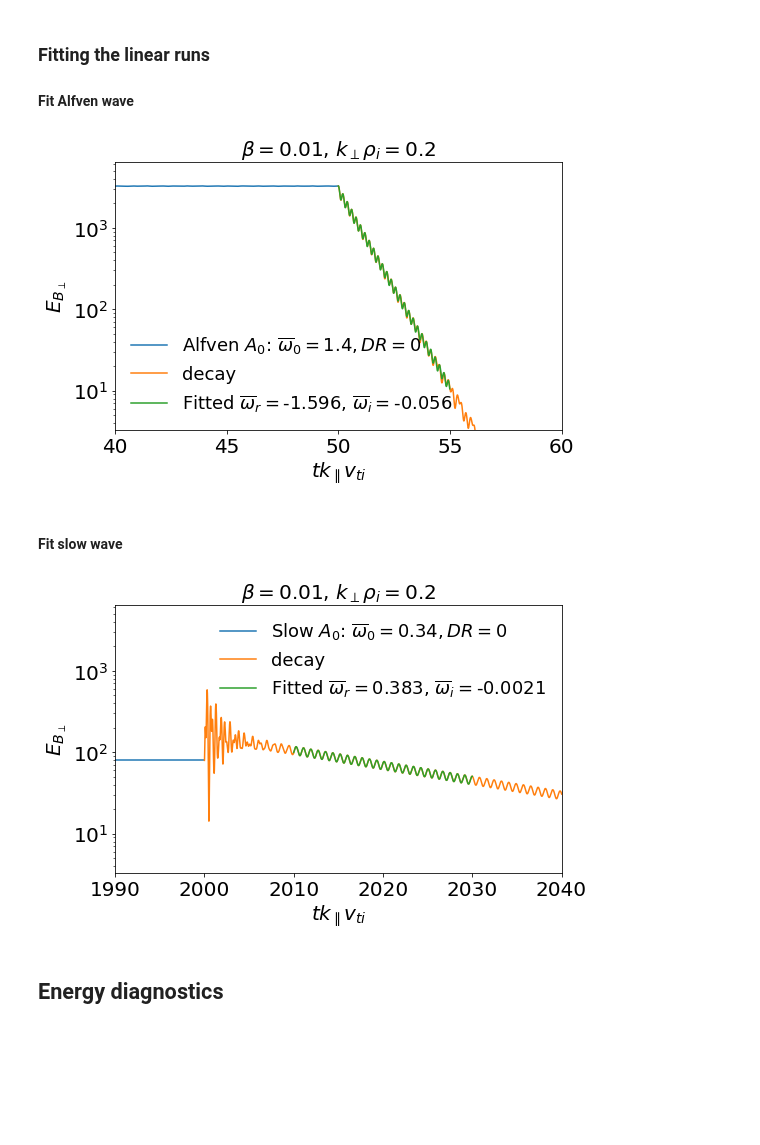
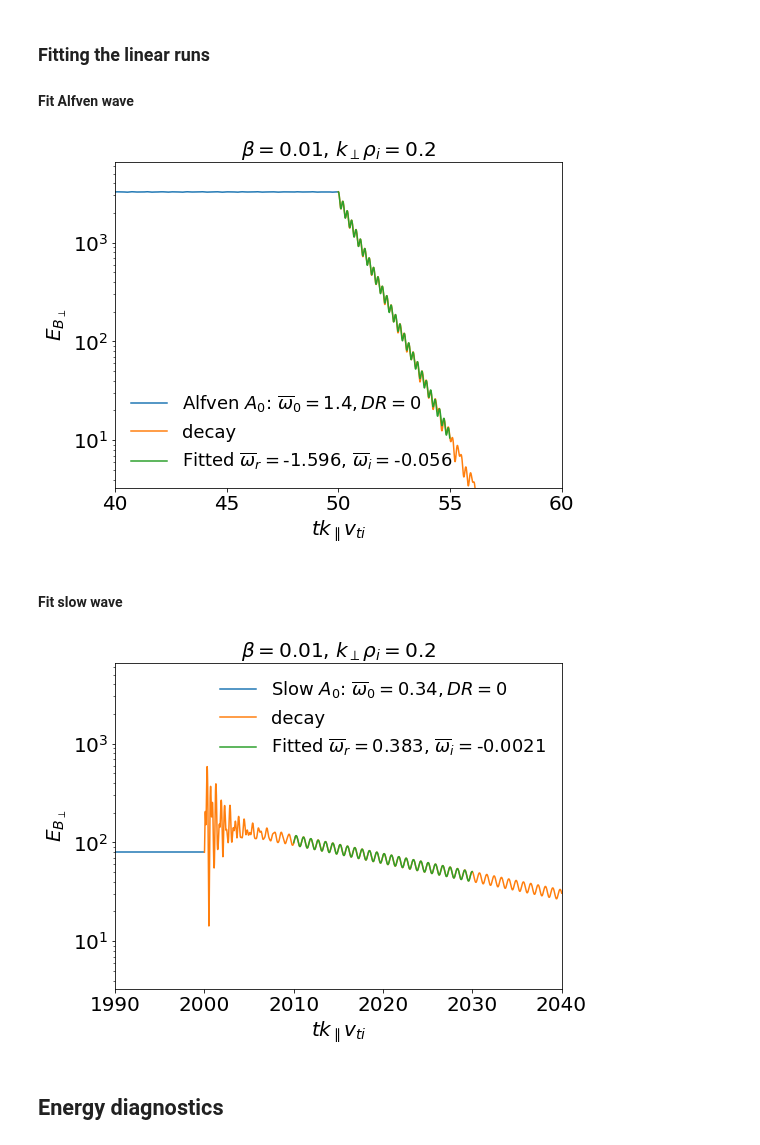
Before and after one commit to YuguangTong/Fourier-Laplace-plasma-response-in-driven-Gyrokinetics, a Jupyter notebook: python/Draft/Draft_20170213.ipynb, the cells around one changed output. Saved outputs shown, nothing was run; the diff lists cells and outputs as text; code cells hidden in the pictures; blank space fills up the shorter version.

```diff
--- a/python/Draft/Draft_20170213.ipynb
+++ b/python/Draft/Draft_20170213.ipynb
@@ -130,24 +131,24 @@ fit_label = r'Fitted $\overline{\omega}_r=$' + '{0:.3f}, '.format(wr_fit) \
 # %%
 labels = {1:'Alfven $A_0$: {}'.format(r'$\overline{\omega}_0=1.4, DR=0$'), 2: 'decay'}
 title = r'$\beta=${0:.1g}, $k_\perp\rho_i=${1:.1g}'.format(bi, kperp)
 
-fig_Ebperp, ax = plt.subplots(figsize=(8, 8*0.618))
+fig, ax = plt.subplots(figsize=(8, 6))
 ax.plot(t1, Ebperp1, label = labels[1])
 ax.plot(t2, Ebperp2, label = labels[2])
 
 
 ax.plot(xdata + t2[0],  Ebperp_fit, label=fit_label)
 ax.set_xlim(t2[0]-10, t2[0]+10)
 ax.set_ylim(Ebperp2[0] * 1e-3, Ebperp2[0] * 2)
 ax.set_yscale('log')
 ax.legend(loc='best', frameon=False)
 ax.set_ylabel('$E_{B_\perp}$')
 ax.set_xlabel('$tk_\parallel v_{ti}$')
 ax.set_title(title)
-# fig_Ebperp.savefig('lin_bi_1_Alfven_5.png', dpi=200)
+# fig.savefig('../figures/lin_bi_001_teti_100_Alfven_3.png')
 plt.show()
 # %% [output]
-[figure, old version]
+[figure, new version]
 # %% [markdown]
 #### Fit slow wave
 # %%
@@ -183,7 +184,7 @@ fit_label = r'Fitted $\overline{\omega}_r=$' + '{0:.3f}, '.format(wr_fit) \
 labels = {1:'Slow $A_0$: {}'.format(r'$\overline{\omega}_0=0.34, DR=0$'), 2: 'decay'}
 title = r'$\beta=${0:.1g}, $k_\perp\rho_i=${1:.1g}'.format(bi, kperp)
 
-fig_Ebperp, ax = plt.subplots(figsize=(8, 8*0.618))
+fig, ax = plt.subplots(figsize=(8, 6))
 ax.plot(t3, Ebperp3, label = labels[1])
 ax.plot(t4, Ebperp4, label = labels[2])
 
@@ -196,10 +197,10 @@ ax.legend(loc='best', frameon=False)
 ax.set_ylabel('$E_{B_\perp}$')
 ax.set_xlabel('$tk_\parallel v_{ti}$')
 ax.set_title(title)
-# fig_Ebperp.savefig('lin_bi_1_Alfven_5.png', dpi=200)
+# fig.savefig('../figures/lin_bi_001_teti_100_slow_3.png')
 plt.show()
 # %% [output]
-[figure, old version]
+[figure, new version]
 # %% [markdown]
 ## Energy diagnostics
 # %%
```
Also changed, not shown: parts of 4 cells of this notebook, 9 other files.
